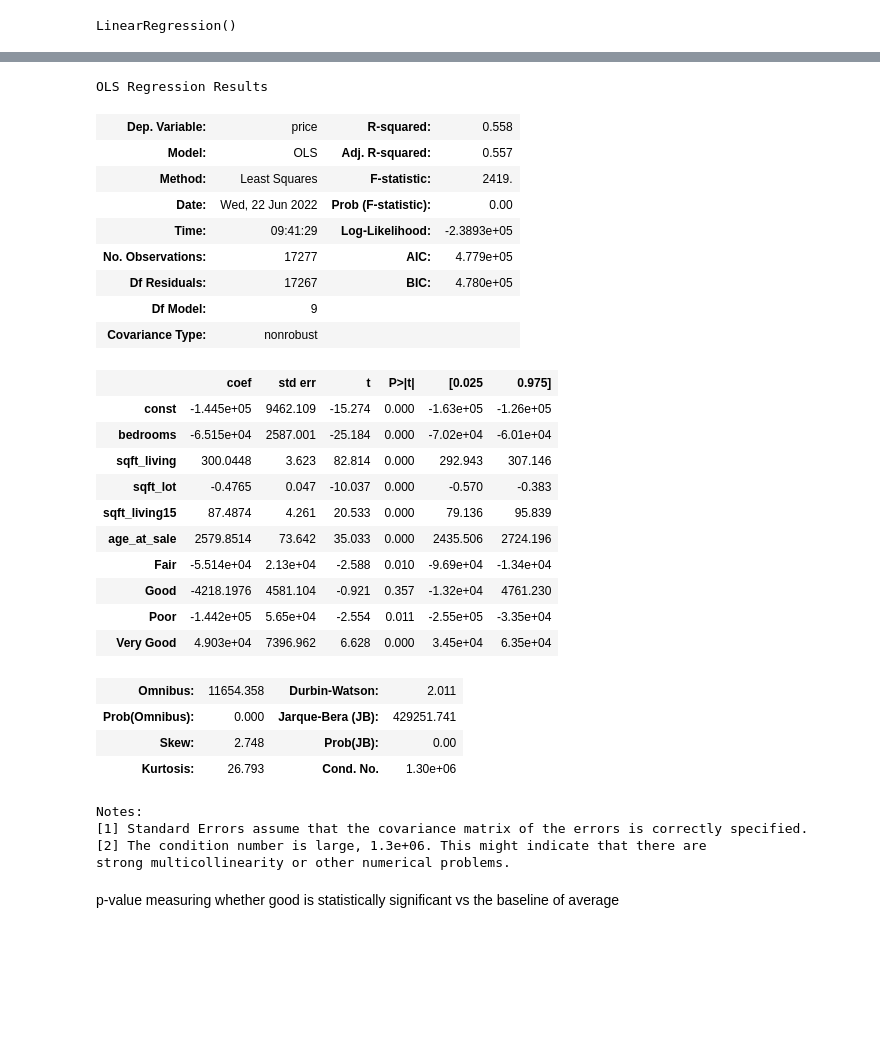
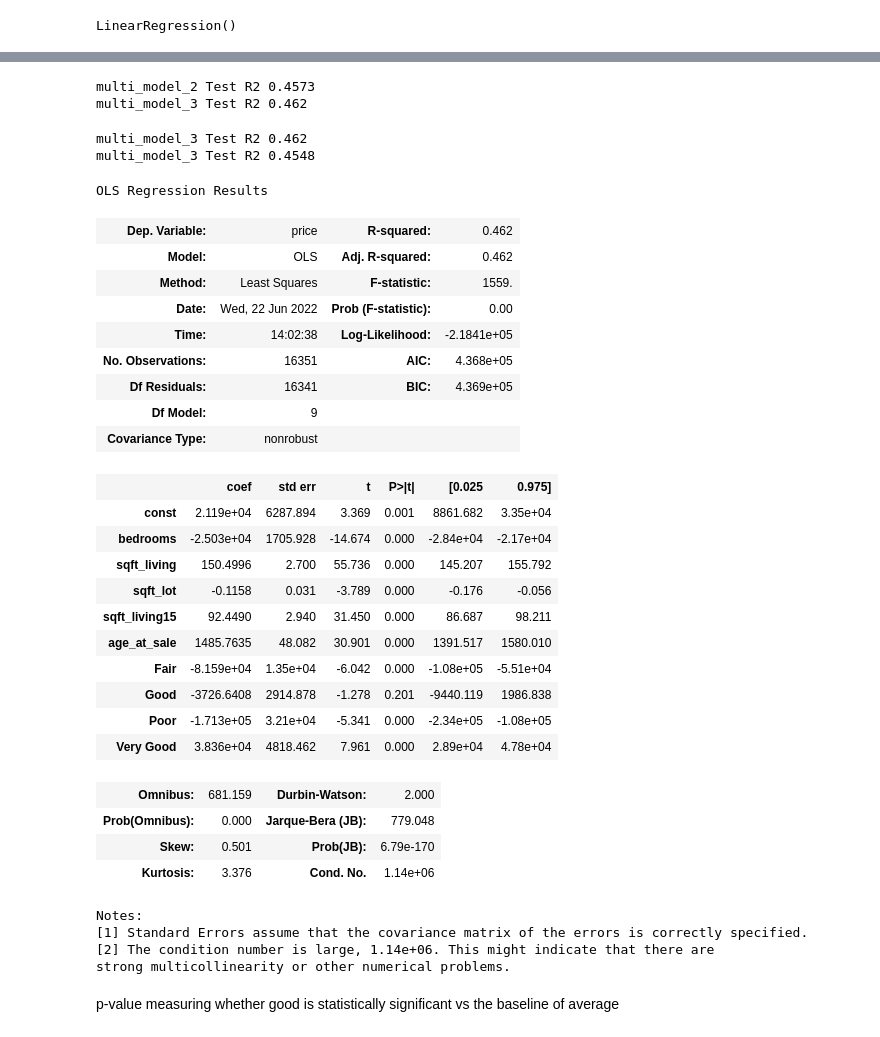
Before and after one commit to ondugba/Housing_Price_Predictor, a Jupyter notebook: Alex-solid-copy.ipynb, the cells around one changed output, grey strips where cells are left out. Cells and saved outputs as stored; diff of their text form; code cells hidden in the pictures; blank space fills up the shorter version.

```diff
--- a/Alex-solid-copy.ipynb
+++ b/Alex-solid-copy.ipynb
@@ -295,0 +314,9 @@ Looking at `'sqft_living'` because there's seems to be a lack of linearity betwe
+# %%
+#Find our IQR
+price_iqr = df['price'].quantile(.75)-df['price'].quantile(.25)
+#Find our Q3
+price_Q3 = df['price'].quantile(.75)
+#Multiply IQR by 1.5 to establish outlier cutoff
+price_upper_cutoff = (price_iqr *1.5) + price_Q3
+print(f' Price IQR: {price_iqr}')
+print(f' Price upper outlier cutoff: {price_upper_cutoff}')
@@ -295,0 +326,4 @@ Looking at `'sqft_living'` because there's seems to be a lack of linearity betwe
+# %%
+#Create a new df with sqft_living lower & upper outliers removed
+df_outliers_removed = df[(df['price'] <= price_upper_cutoff)]
+print(f'We removed {len(df["price"])-len(df_outliers_removed["price"])} outliers from price')
@@ -296,3 +352,6 @@ Looking at `'sqft_living'` because there's seems to be a lack of linearity betwe
+# %%
+#setting df to remove outliers
+df = df_outliers_removed
 # %%
 sns.histplot(df['sqft_living']);
 # %% [output]
@@ -975,40 +1094,56 @@ multi_model_3 Test R2 0.5446
+# %%
+models = [multi_model_2, multi_model_3]
+X_sets = [X_train_numeric_2, X_train_dummies]
+y_sets = [y_train, y_train]
+model_names = ["multi_model_2", "multi_model_3"]
+#print(models[0].score(X_train_numeric_2, y_train, 4))
+print_models_scores(models, X_sets, y_sets, model_names)
+# %% [output]
+multi_model_2 Test R2 0.4573
+multi_model_3 Test R2 0.462
+# %%
+print_model_score(multi_model_3, X_train_dummies, y_train, "multi_model_3")
+print_model_score(multi_model_3, X_test_dummies, y_test, "multi_model_3")
+# %% [output]
+multi_model_3 Test R2 0.462
+multi_model_3 Test R2 0.4548
 # %%
 #OLS for multi_model_3
 endog = y_train
 exog = sm.add_constant(X_train_dummies)
 
 multi_model_3 = sm.OLS(endog, exog).fit()
-multi_model_3 = multi_model_3.summary()
-multi_model_3
+multi_model_3_summary = multi_model_3.summary()
+multi_model_3_summary
 # %% [output]
 OLS Regression Results
-| Dep. Variable: | price | R-squared: | 0.558 |
-| Model: | OLS | Adj. R-squared: | 0.557 |
-| Method: | Least Squares | F-statistic: | 2419. |
+| Dep. Variable: | price | R-squared: | 0.462 |
+| Model: | OLS | Adj. R-squared: | 0.462 |
+| Method: | Least Squares | F-statistic: | 1559. |
 | Date: | Wed, 22 Jun 2022 | Prob (F-statistic): | 0.00 |
-| Time: | 09:41:29 | Log-Likelihood: | -2.3893e+05 |
-| No. Observations: | 17277 | AIC: | 4.779e+05 |
-| Df Residuals: | 17267 | BIC: | 4.780e+05 |
+| Time: | 14:02:38 | Log-Likelihood: | -2.1841e+05 |
+| No. Observations: | 16351 | AIC: | 4.368e+05 |
+| Df Residuals: | 16341 | BIC: | 4.369e+05 |
 | Df Model: | 9 |  |  |
 | Covariance Type: | nonrobust |  |  |
 |  | coef | std err | t | P>|t| | [0.025 | 0.975] |
-| const | -1.445e+05 | 9462.109 | -15.274 | 0.000 | -1.63e+05 | -1.26e+05 |
-| bedrooms | -6.515e+04 | 2587.001 | -25.184 | 0.000 | -7.02e+04 | -6.01e+04 |
-| sqft_living | 300.0448 | 3.623 | 82.814 | 0.000 | 292.943 | 307.146 |
-| sqft_lot | -0.4765 | 0.047 | -10.037 | 0.000 | -0.570 | -0.383 |
-| sqft_living15 | 87.4874 | 4.261 | 20.533 | 0.000 | 79.136 | 95.839 |
-| age_at_sale | 2579.8514 | 73.642 | 35.033 | 0.000 | 2435.506 | 2724.196 |
-| Fair | -5.514e+04 | 2.13e+04 | -2.588 | 0.010 | -9.69e+04 | -1.34e+04 |
-| Good | -4218.1976 | 4581.104 | -0.921 | 0.357 | -1.32e+04 | 4761.230 |
-| Poor | -1.442e+05 | 5.65e+04 | -2.554 | 0.011 | -2.55e+05 | -3.35e+04 |
-| Very Good | 4.903e+04 | 7396.962 | 6.628 | 0.000 | 3.45e+04 | 6.35e+04 |
+| const | 2.119e+04 | 6287.894 | 3.369 | 0.001 | 8861.682 | 3.35e+04 |
+| bedrooms | -2.503e+04 | 1705.928 | -14.674 | 0.000 | -2.84e+04 | -2.17e+04 |
+| sqft_living | 150.4996 | 2.700 | 55.736 | 0.000 | 145.207 | 155.792 |
+| sqft_lot | -0.1158 | 0.031 | -3.789 | 0.000 | -0.176 | -0.056 |
+| sqft_living15 | 92.4490 | 2.940 | 31.450 | 0.000 | 86.687 | 98.211 |
+| age_at_sale | 1485.7635 | 48.082 | 30.901 | 0.000 | 1391.517 | 1580.010 |
+| Fair | -8.159e+04 | 1.35e+04 | -6.042 | 0.000 | -1.08e+05 | -5.51e+04 |
+| Good | -3726.6408 | 2914.878 | -1.278 | 0.201 | -9440.119 | 1986.838 |
+| Poor | -1.713e+05 | 3.21e+04 | -5.341 | 0.000 | -2.34e+05 | -1.08e+05 |
+| Very Good | 3.836e+04 | 4818.462 | 7.961 | 0.000 | 2.89e+04 | 4.78e+04 |
-| Omnibus: | 11654.358 | Durbin-Watson: | 2.011 |
-| Prob(Omnibus): | 0.000 | Jarque-Bera (JB): | 429251.741 |
-| Skew: | 2.748 | Prob(JB): | 0.00 |
-| Kurtosis: | 26.793 | Cond. No. | 1.30e+06 |
+| Omnibus: | 681.159 | Durbin-Watson: | 2.000 |
+| Prob(Omnibus): | 0.000 | Jarque-Bera (JB): | 779.048 |
+| Skew: | 0.501 | Prob(JB): | 6.79e-170 |
+| Kurtosis: | 3.376 | Cond. No. | 1.14e+06 |
 Notes:
 [1] Standard Errors assume that the covariance matrix of the errors is correctly specified.
-[2] The condition number is large, 1.3e+06. This might indicate that there are
+[2] The condition number is large, 1.14e+06. This might indicate that there are
 strong multicollinearity or other numerical problems.
 # %% [markdown]
 p-value measuring whether good is statistically significant vs the baseline of average
```
Also changed, not shown: parts of 75 cells of this notebook.
